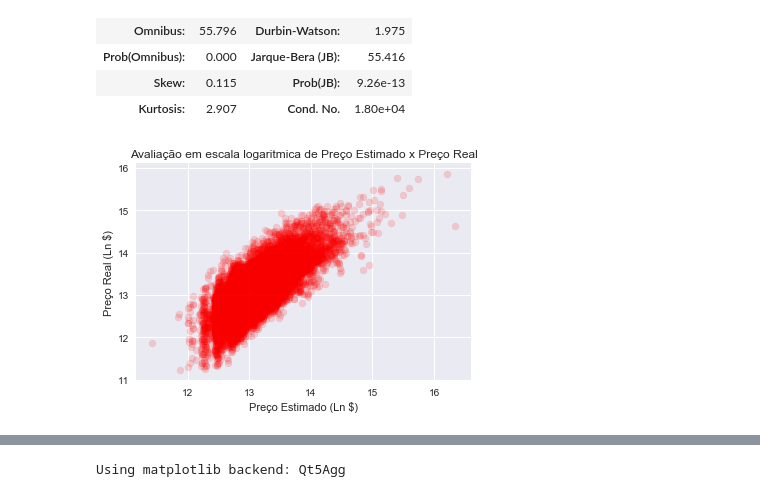
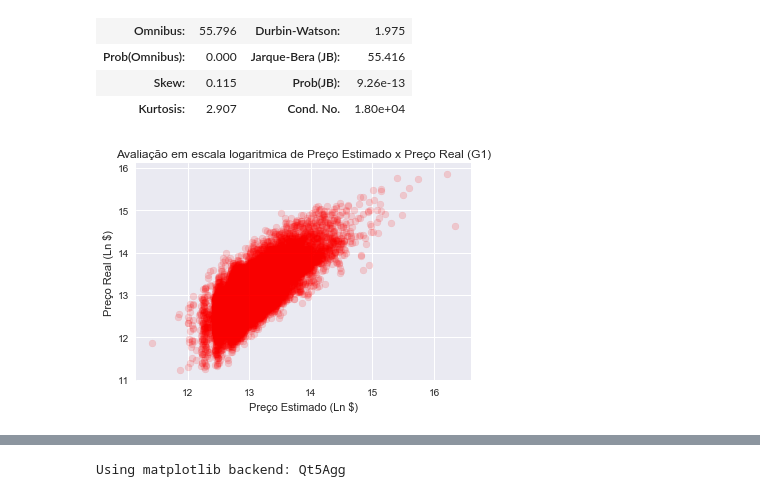
Before and after one commit to pedroarf/projeto3cd, a Jupyter notebook: projeto3-checkpoint.ipynb, the cells around one changed output, grey strips where cells are left out. Drawn from its saved outputs; the diff is of its cells as text; code cells hidden in the pictures.

```diff
--- a/projeto3-checkpoint.ipynb
+++ b/projeto3-checkpoint.ipynb
@@ -121,10 +121,10 @@ h = sns.pairplot(dados,x_vars=minhascolunas,y_vars="price",size=7,aspect=0.7,kin
 h.add_legend("hsajshja")
 # %%
 scatter_plot = plt.scatter(PE,PR,color="red",alpha=0.15)
-plt.title("Avaliação em escala logaritmica de Preço Estimado x Preço Real")
+plt.title("Avaliação em escala logaritmica de Preço Estimado x Preço Real (G1)")
 plt.xlabel("Preço Estimado (Ln $)")
 plt.ylabel("Preço Real (Ln $)")
 plt.plot()
 plt.show()
 # %% [output]
-[figure, old version]
+[figure, new version]
```
Also changed, not shown: parts of 8 cells of this notebook.
